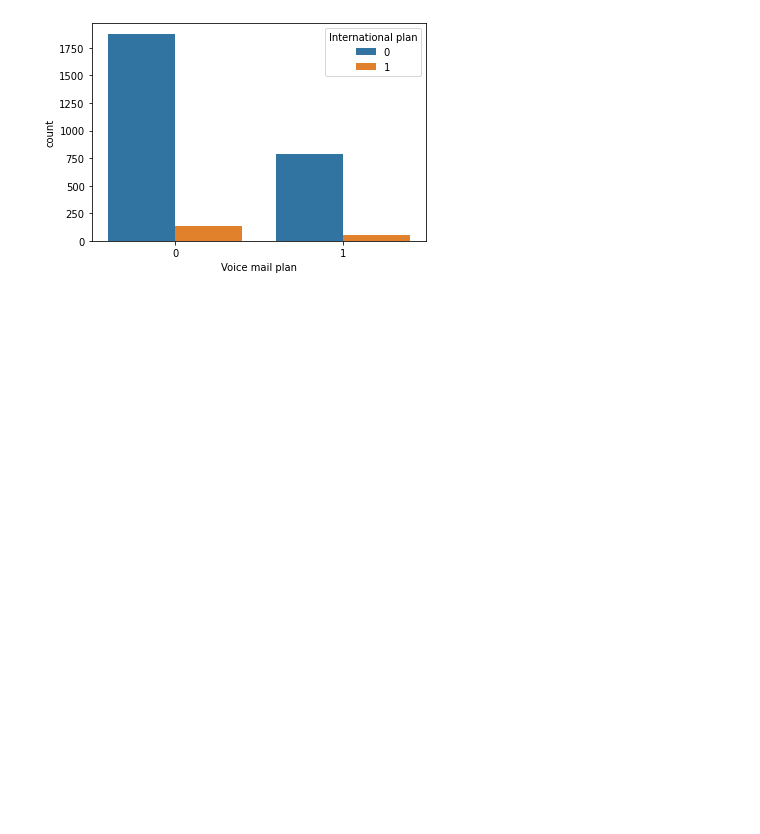
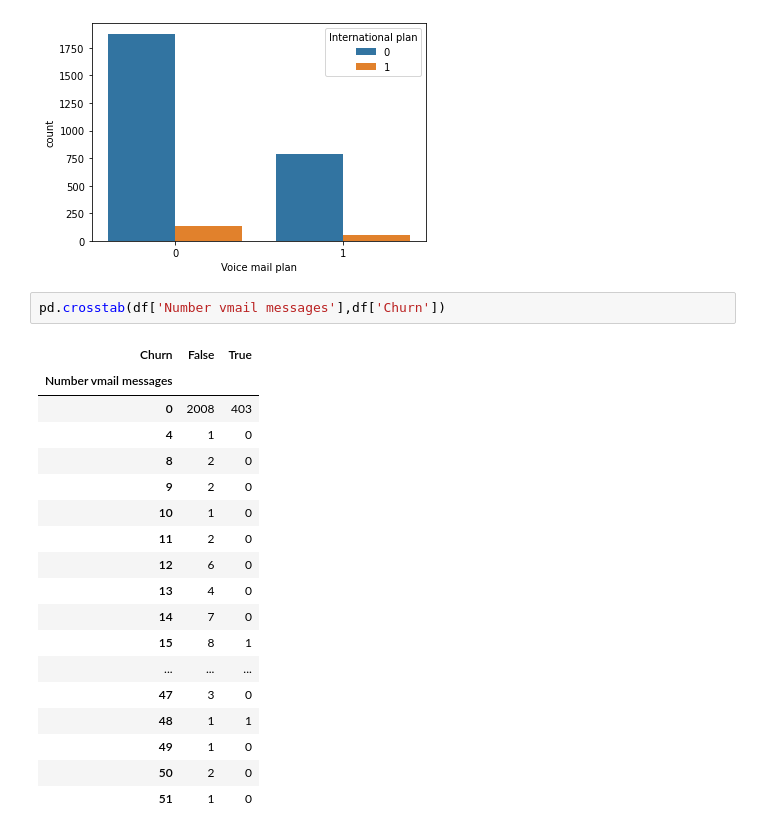
Before and after one commit to Pranavthimmaiah/Telecom-Churn-and-customer-retention-methods, a Jupyter notebook: Pranav_Thimmaiah_Team_1_Capstone_Project.ipynb, the cells around one changed output. Saved outputs shown, nothing was run; the diff lists cells and outputs as text; blank space fills up the shorter version.

```diff
--- a/Pranav_Thimmaiah_Team_1_Capstone_Project.ipynb
+++ b/Pranav_Thimmaiah_Team_1_Capstone_Project.ipynb
@@ -255,3 +249,24 @@ sns.countplot(x=new_df['Voice mail plan'],hue=new_df['International plan'])
 # %% [output]
 <matplotlib.axes._subplots.AxesSubplot at 0x...>
 [figure]
+# %%
+pd.crosstab(df['Number vmail messages'],df['Churn'])
+# %% [output]
+| Churn | False | True |
+| Number vmail messages |  |  |
+| 0 | 2008 | 403 |
+| 4 | 1 | 0 |
+| 8 | 2 | 0 |
+| 9 | 2 | 0 |
+| 10 | 1 | 0 |
+| 11 | 2 | 0 |
+| 12 | 6 | 0 |
+| 13 | 4 | 0 |
+| 14 | 7 | 0 |
+| 15 | 8 | 1 |
+| ... | ... | ... |
+| 47 | 3 | 0 |
+| 48 | 1 | 1 |
+| 49 | 1 | 0 |
+| 50 | 2 | 0 |
+| 51 | 1 | 0 |
```
Also changed, not shown: parts of 16 cells of this notebook.
